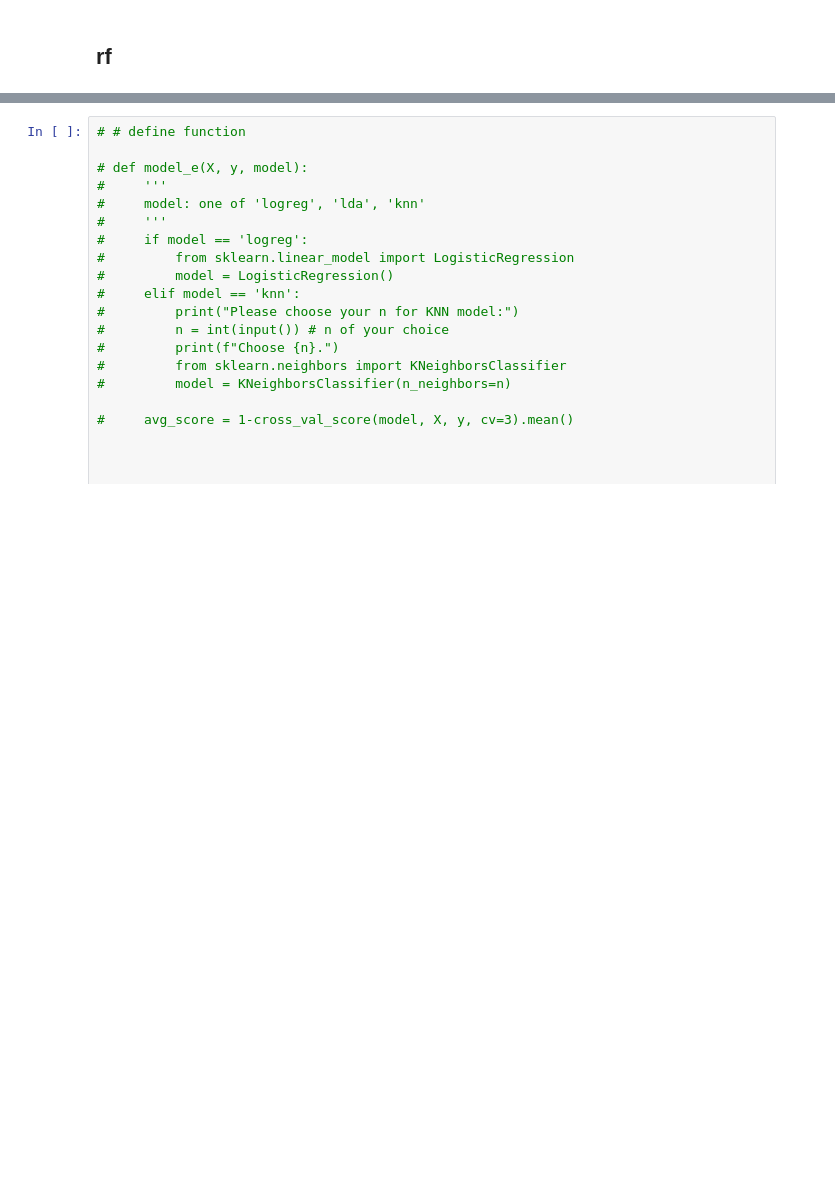
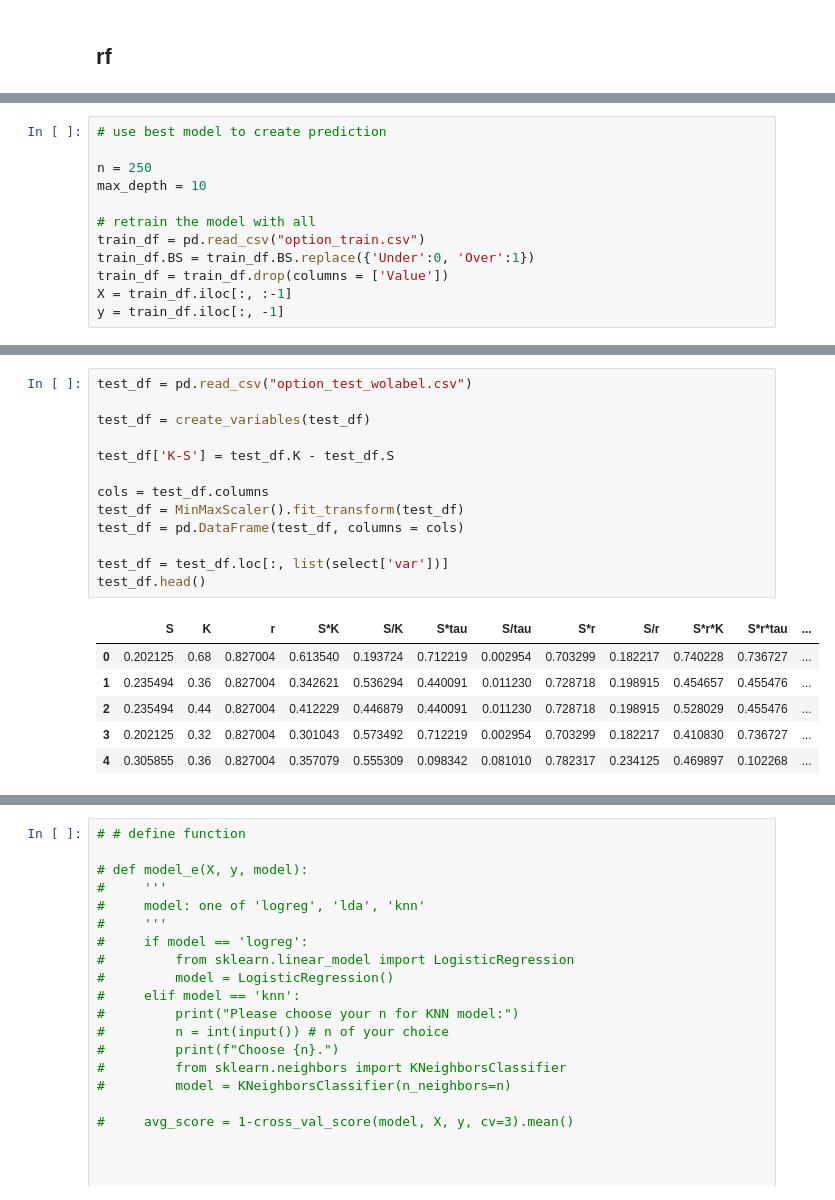
Before and after one commit to ggsmith842/Options-Prediction, a Jupyter notebook: yutong_classfication.ipynb, the cells around one changed output, grey strips where cells are left out. Saved outputs shown, nothing was run; the diff lists cells and outputs as text; blank space fills up the shorter version.

Commit message:
predictions

```diff
--- a/yutong_classfication.ipynb
+++ b/yutong_classfication.ipynb
@@ -443,0 +409,12 @@ Wall time: 3min 37s
+# %%
+# use best model to create prediction
+
+n = 250
+max_depth = 10
+
+# retrain the model with all
+train_df = pd.read_csv("option_train.csv")
+train_df.BS = train_df.BS.replace({'Under':0, 'Over':1})
+train_df = train_df.drop(columns = ['Value'])
+X = train_df.iloc[:, :-1]
+y = train_df.iloc[:, -1]
@@ -443,0 +468,20 @@ Wall time: 3min 37s
+# %%
+test_df = pd.read_csv("option_test_wolabel.csv")
+
+test_df = create_variables(test_df)
+
+test_df['K-S'] = test_df.K - test_df.S
+
+cols = test_df.columns
+test_df = MinMaxScaler().fit_transform(test_df)
+test_df = pd.DataFrame(test_df, columns = cols)
+
+test_df = test_df.loc[:, list(select['var'])]
+test_df.head()
+# %% [output]
+|  | S | K | r | S*K | S/K | S*tau | S/tau | S*r | S/r | S*r*K | S*r*tau | ... |
+| 0 | 0.202125 | 0.68 | 0.827004 | 0.613540 | 0.193724 | 0.712219 | 0.002954 | 0.703299 | 0.182217 | 0.740228 | 0.736727 | ... |
+| 1 | 0.235494 | 0.36 | 0.827004 | 0.342621 | 0.536294 | 0.440091 | 0.011230 | 0.728718 | 0.198915 | 0.454657 | 0.455476 | ... |
+| 2 | 0.235494 | 0.44 | 0.827004 | 0.412229 | 0.446879 | 0.440091 | 0.011230 | 0.728718 | 0.198915 | 0.528029 | 0.455476 | ... |
+| 3 | 0.202125 | 0.32 | 0.827004 | 0.301043 | 0.573492 | 0.712219 | 0.002954 | 0.703299 | 0.182217 | 0.410830 | 0.736727 | ... |
+| 4 | 0.305855 | 0.36 | 0.827004 | 0.357079 | 0.555309 | 0.098342 | 0.081010 | 0.782317 | 0.234125 | 0.469897 | 0.102268 | ... |
```
Also changed, not shown: parts of 7 cells of this notebook, 3 other files.
